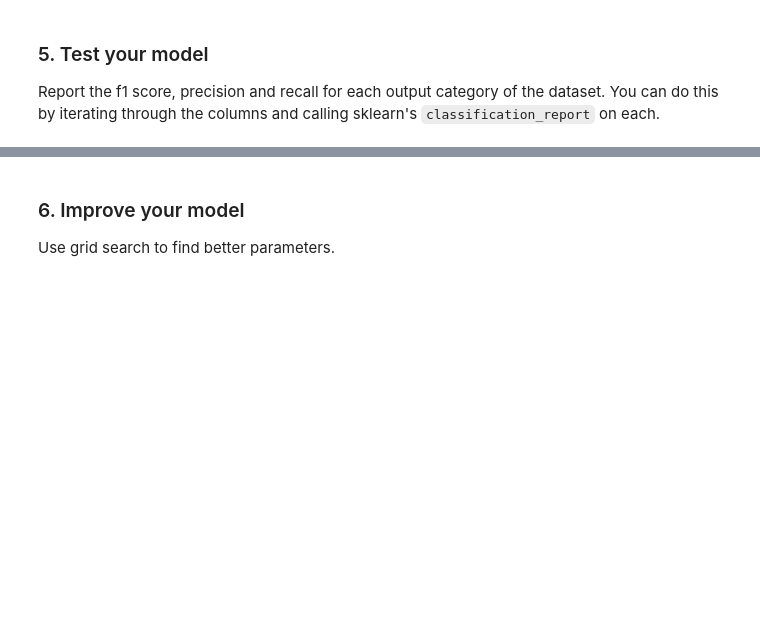
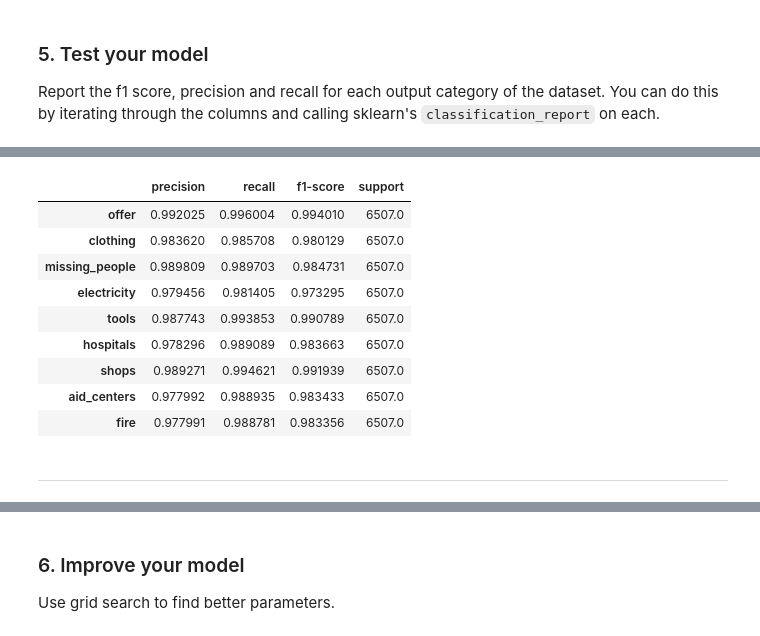
Before and after one commit to Serenitea/Disaster-Response-Data-Pipeline, a Jupyter notebook: notebooks/ML Pipeline Preparation.ipynb, the cells around one changed output, grey strips where cells are left out. Saved outputs shown, nothing was run; the diff lists cells and outputs as text; code cells hidden in the pictures; blank space fills up the shorter version.

```diff
--- a/notebooks/ML Pipeline Preparation.ipynb
+++ b/notebooks/ML Pipeline Preparation.ipynb
@@ -136,0 +337,13 @@ Report the f1 score, precision and recall for each output category of the datase
+# %%
+df_wavg[df_wavg['f1-score'] >= df_wavg['f1-score'].quantile(0.75)]
+# %% [output]
+|  | precision | recall | f1-score | support |
+| offer | 0.992025 | 0.996004 | 0.994010 | 6507.0 |
+| clothing | 0.983620 | 0.985708 | 0.980129 | 6507.0 |
+| missing_people | 0.989809 | 0.989703 | 0.984731 | 6507.0 |
+| electricity | 0.979456 | 0.981405 | 0.973295 | 6507.0 |
+| tools | 0.987743 | 0.993853 | 0.990789 | 6507.0 |
+| hospitals | 0.978296 | 0.989089 | 0.983663 | 6507.0 |
+| shops | 0.989271 | 0.994621 | 0.991939 | 6507.0 |
+| aid_centers | 0.977992 | 0.988935 | 0.983433 | 6507.0 |
+| fire | 0.977991 | 0.988781 | 0.983356 | 6507.0 |
@@ -136,0 +374,2 @@ Report the f1 score, precision and recall for each output category of the datase
+# %% [markdown]
+---
```
Also changed, not shown: parts of 36 cells of this notebook, 3 other files.
